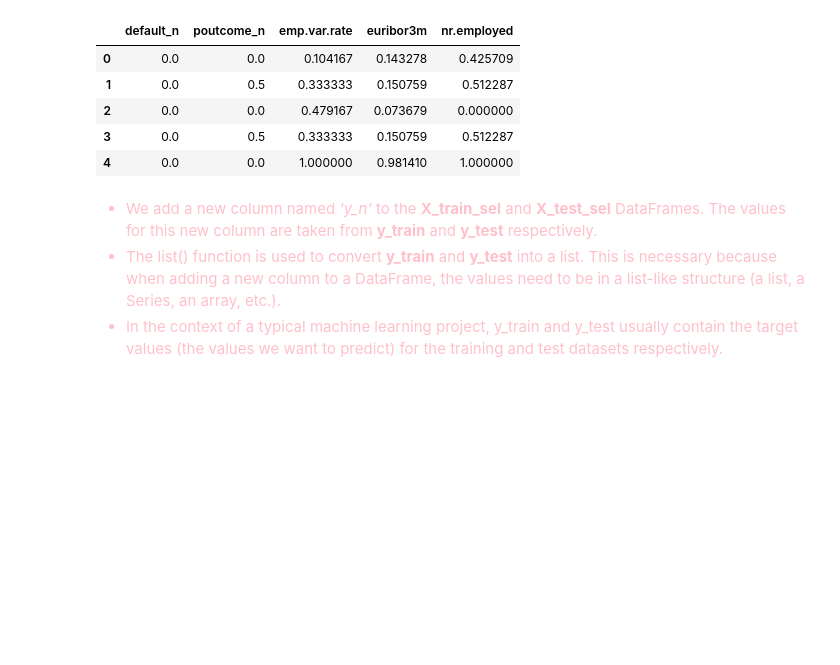
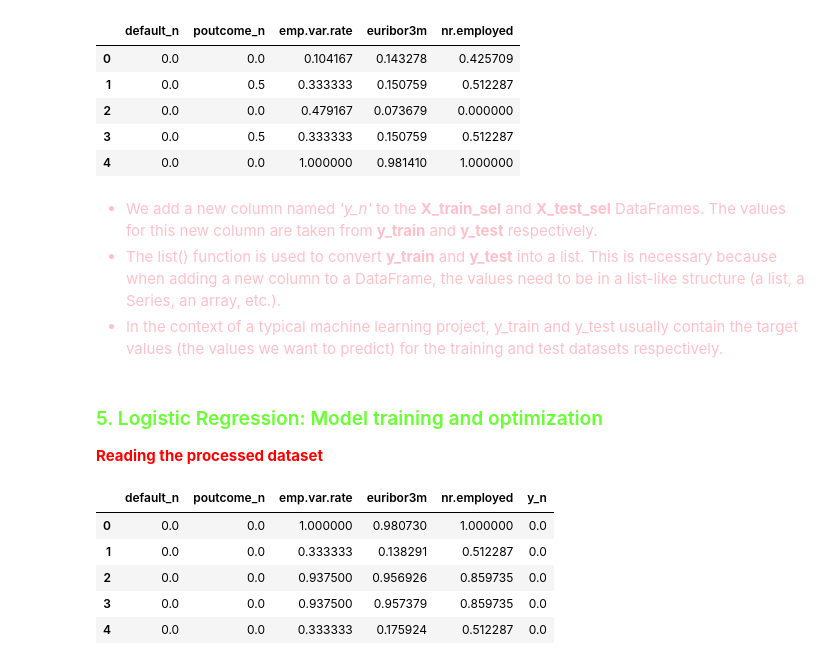
Before and after one commit to dorianDraper/logistic-regression-project, a Jupyter notebook: src/explore.ipynb, the cells around one changed output. Saved outputs shown, nothing was run; the diff lists cells and outputs as text; code cells hidden in the pictures; blank space fills up the shorter version.

```diff
--- a/src/explore.ipynb
+++ b/src/explore.ipynb
@@ -227,3 +227,22 @@ X_test_sel['y_n'] = list(y_test)
 # %%
 X_train_sel.to_csv('C:/Users/Jorge Payà/Desktop/4Geeks/DSML Bootcamp/Projects/logistic-regression-project/data/processed/clean_train.csv', index=False)
 X_test_sel.to_csv('C:/Users/Jorge Payà/Desktop/4Geeks/DSML Bootcamp/Projects/logistic-regression-project/data/processed/clean_test.csv', index=False)
+# %% [markdown]
+<h3 id="step5" style="font-family: Comic Sans MS; color: #68FF33">5. Logistic Regression: Model training and optimization</h3>
+<strong><span style="color: red">Reading the processed dataset</span></strong>
+# %%
+# Paths for cleaned data
+processed_train_data = pd.read_csv('C:/Users/Jorge Payà/Desktop/4Geeks/DSML Bootcamp/Projects/logistic-regression-project/data/processed/clean_train.csv')
+processed_test_data = pd.read_csv('C:/Users/Jorge Payà/Desktop/4Geeks/DSML Bootcamp/Projects/logistic-regression-project/data/processed/clean_test.csv')
+
+train_data = pd.DataFrame(processed_train_data)
+test_data = pd.DataFrame(processed_test_data)
+
+train_data.head()
+# %% [output]
+|  | default_n | poutcome_n | emp.var.rate | euribor3m | nr.employed | y_n |
+| 0 | 0.0 | 0.0 | 1.000000 | 0.980730 | 1.000000 | 0.0 |
+| 1 | 0.0 | 0.0 | 0.333333 | 0.138291 | 0.512287 | 0.0 |
+| 2 | 0.0 | 0.0 | 0.937500 | 0.956926 | 0.859735 | 0.0 |
+| 3 | 0.0 | 0.0 | 0.937500 | 0.957379 | 0.859735 | 0.0 |
+| 4 | 0.0 | 0.0 | 0.333333 | 0.175924 | 0.512287 | 0.0 |
```
Also changed, not shown: parts of 19 cells of this notebook, 1 other file.
